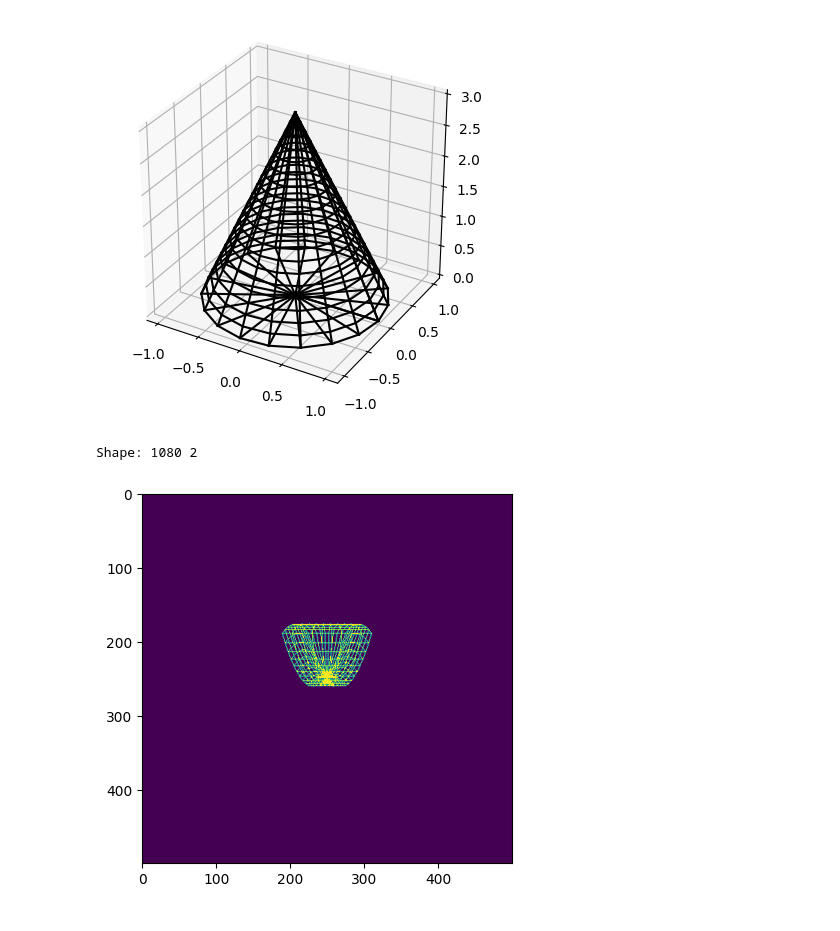
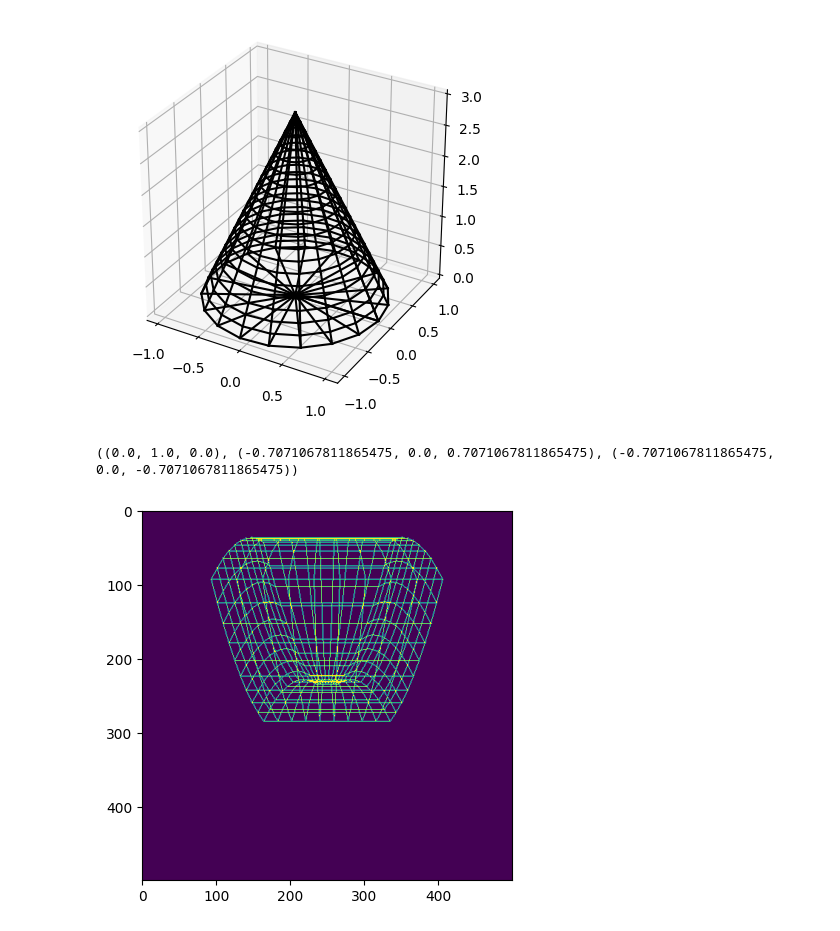
Before and after one commit to Beloin/PythonGraphicLibrary, a Jupyter notebook: solids/solids.ipynb, the cells around one changed output. Saved outputs shown, nothing was run; the diff lists cells and outputs as text; code cells hidden in the pictures.

```diff
--- a/solids/solids.ipynb
+++ b/solids/solids.ipynb
@@ -115,37 +115,51 @@ aux.vec2plot(edges)
 # %%
 # Setup Camera
 at = (0, 0, 0)
-eye = (10, 0, 10)
+eye = (5, 0, 5)
 
-# eye = transformation.rotate(eye, (1, 1, 1))
+# eye = transformation.rotate(eye, (45, 0, 0))
 camera = cam.get_camera(at, eye)
+print(camera)
 
 sol = solids.Solid()
-edges = sol.cube2()
-# edges = wireframe.cube(.5, res=.1)
+# edges = sol.sphere2()
+#
+# edges = transformation.scale_interval(edges, (0, 20))  # Camera is between 0 and 20
+# edges = cam.edges_to_camera(edges, camera, eye)
+# edges = transformation.scale_interval(edges, (-1, 1), (0, 20))  # The raster representation is between -1 and 1
+#
+# # Trans
+# edges = transformation.rotate_edges(edges, (0, 0, 0))
+# edges = transformation.translate_edges(edges, (1, 1, 1))
+# # edges = transformation.translate_edges(edges, (2, 1, 1))
+# # edges = transformation.scale_edges(edges, (1, 1, 1))
 
-edges = transformation.scale_interval(edges, (0, 20))  # Camera is between 0 and 20
-edges = cam.edges_to_camera(edges, camera, eye)
-edges = transformation.scale_interval(edges, (-1, 1), (0, 20))  # The raster representation is between -1 and 1
+# 2
+edges2 = sol.cube2()
+# edges2 = wireframe.cube(.5, res=.3)
 
-# Trans
-# edges = transformation.rotate_edges(edges, (0, 0, 0))
-# edges = transformation.translate_edges(edges, (0, 0, 0))
-# edges = transformation.scale_edges(edges, (1, 1, 1))
+edges2 = transformation.scale_interval(edges2, (0, 20))  # Camera is between 0 and 20
+edges2 = cam.edges_to_camera(edges2, camera, eye)
+edges2 = transformation.scale_interval(edges2, (-1, 1), (0, 20))  # The raster representation is between -1 and 1
+
+edges2 = transformation.translate_edges(edges2, (-2, 0, 0))
+# edges2 = transformation.rotate_edges(edges2, (45, 0, 0))
+edges2 = transformation.translate_edges(edges2, (2, 0, 0))  # X ->  Esquerda. Z Diminui para frente e Y para baixo
 
 scale_x, scale_y = (500, 500)
 scale = (scale_x, scale_y)
 
-new_edges = persp.perspective_edges(edges, eye, scale)
-# new_edges = edges
-print("Shape:", len(new_edges), len(new_edges[0]))
+# new_edges = persp.perspective_edges(edges, eye, scale)
+new_edges2 = persp.perspective_edges(edges2, eye, scale)
 
 mx = [[0 for _ in range(scale_x)] for _ in range(scale_y)]
-pts = draw_edge_list(new_edges, scale)
-insert_points(mx, pts)
+# pts = draw_edge_list(new_edges, scale)
+pts2 = draw_edge_list(new_edges2, scale)
+# insert_points(mx, pts)
+insert_points(mx, pts2)
 
 plt.imshow(convert_img(mx))
 plt.show()
 # %% [output]
-Shape: 1080 2
+((0.0, 1.0, 0.0), (-0.7071067811865475, 0.0, 0.7071067811865475), (-0.7071067811865475, 0.0, -0.7071067811865475))
-[figure, old version]
+[figure, new version]
```
Also changed, not shown: 1 other file.
